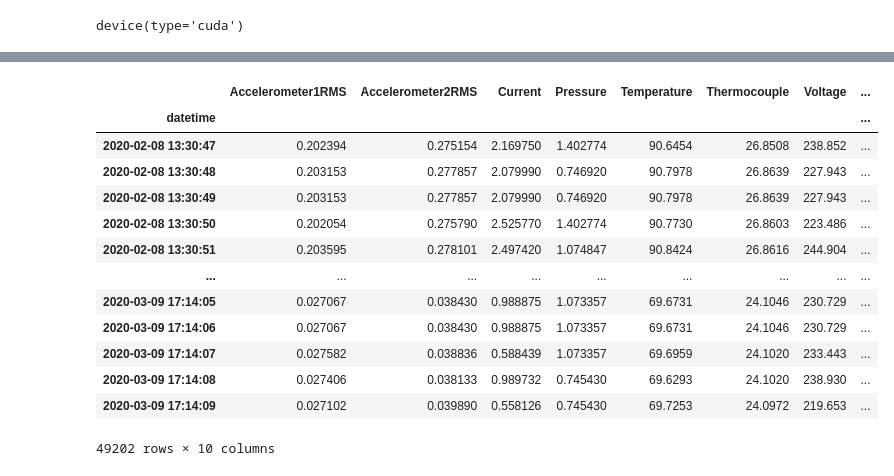
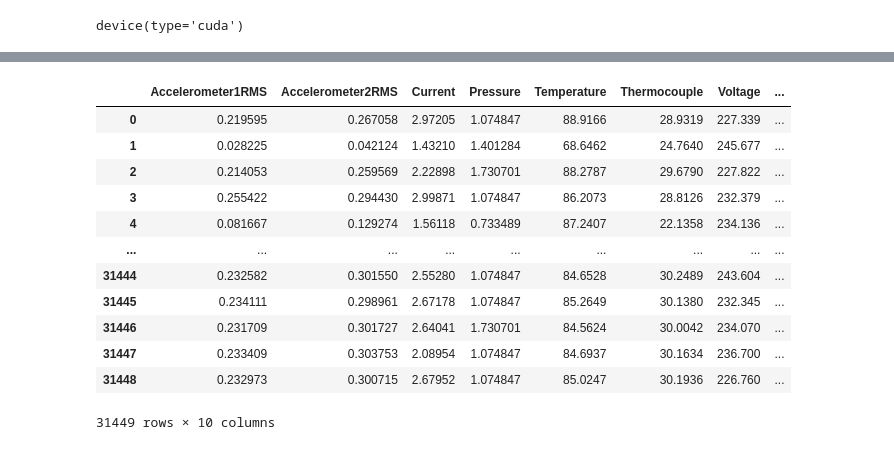
Before and after one commit to th3-buNNy-gUy/AIMLCZG628T, a Jupyter notebook: src/modelling/GAN_train_regularization_ya1.ipynb, the cells around one changed output, grey strips where cells are left out. Saved outputs shown, nothing was run; the diff lists cells and outputs as text; code cells hidden in the pictures.

```diff
--- a/src/modelling/GAN_train_regularization_ya1.ipynb
+++ b/src/modelling/GAN_train_regularization_ya1.ipynb
@@ -412,27 +412,26 @@ for epoch in range(EPOCHS):
 # %%
-# df = pd.read_csv("../data/preprocessed_skab_dataset_train_undersampled.csv")
-df = pd.read_csv("../data/preprocessed_skab_dataset.csv")
+df = pd.read_csv("../data/preprocessed_skab_dataset_train_undersampled.csv")
+# df = pd.read_csv("../data/preprocessed_skab_dataset.csv")
 
 if "datetime" in df.columns:
     df.set_index(pd.to_datetime(df.datetime), drop=True, inplace=True)
     df.drop(columns=["datetime"], inplace=True)
 
 df
 # %% [output]
 |  | Accelerometer1RMS | Accelerometer2RMS | Current | Pressure | Temperature | Thermocouple | Voltage | ... |
-| datetime |  |  |  |  |  |  |  | ... |
-| 2020-02-08 13:30:47 | 0.202394 | 0.275154 | 2.169750 | 1.402774 | 90.6454 | 26.8508 | 238.852 | ... |
-| 2020-02-08 13:30:48 | 0.203153 | 0.277857 | 2.079990 | 0.746920 | 90.7978 | 26.8639 | 227.943 | ... |
-| 2020-02-08 13:30:49 | 0.203153 | 0.277857 | 2.079990 | 0.746920 | 90.7978 | 26.8639 | 227.943 | ... |
-| 2020-02-08 13:30:50 | 0.202054 | 0.275790 | 2.525770 | 1.402774 | 90.7730 | 26.8603 | 223.486 | ... |
-| 2020-02-08 13:30:51 | 0.203595 | 0.278101 | 2.497420 | 1.074847 | 90.8424 | 26.8616 | 244.904 | ... |
+| 0 | 0.219595 | 0.267058 | 2.97205 | 1.074847 | 88.9166 | 28.9319 | 227.339 | ... |
+| 1 | 0.028225 | 0.042124 | 1.43210 | 1.401284 | 68.6462 | 24.7640 | 245.677 | ... |
+| 2 | 0.214053 | 0.259569 | 2.22898 | 1.730701 | 88.2787 | 29.6790 | 227.822 | ... |
+| 3 | 0.255422 | 0.294430 | 2.99871 | 1.074847 | 86.2073 | 28.8126 | 232.379 | ... |
+| 4 | 0.081667 | 0.129274 | 1.56118 | 0.733489 | 87.2407 | 22.1358 | 234.136 | ... |
 | ... | ... | ... | ... | ... | ... | ... | ... | ... |
-| 2020-03-09 17:14:05 | 0.027067 | 0.038430 | 0.988875 | 1.073357 | 69.6731 | 24.1046 | 230.729 | ... |
-| 2020-03-09 17:14:06 | 0.027067 | 0.038430 | 0.988875 | 1.073357 | 69.6731 | 24.1046 | 230.729 | ... |
-| 2020-03-09 17:14:07 | 0.027582 | 0.038836 | 0.588439 | 1.073357 | 69.6959 | 24.1020 | 233.443 | ... |
-| 2020-03-09 17:14:08 | 0.027406 | 0.038133 | 0.989732 | 0.745430 | 69.6293 | 24.1020 | 238.930 | ... |
-| 2020-03-09 17:14:09 | 0.027102 | 0.039890 | 0.558126 | 0.745430 | 69.7253 | 24.0972 | 219.653 | ... |
+| 31444 | 0.232582 | 0.301550 | 2.55280 | 1.074847 | 84.6528 | 30.2489 | 243.604 | ... |
+| 31445 | 0.234111 | 0.298961 | 2.67178 | 1.074847 | 85.2649 | 30.1380 | 232.345 | ... |
+| 31446 | 0.231709 | 0.301727 | 2.64041 | 1.730701 | 84.5624 | 30.0042 | 234.070 | ... |
+| 31447 | 0.233409 | 0.303753 | 2.08954 | 1.074847 | 84.6937 | 30.1634 | 236.700 | ... |
+| 31448 | 0.232973 | 0.300715 | 2.67952 | 1.074847 | 85.0247 | 30.1936 | 226.760 | ... |
-49202 rows × 10 columns
+31449 rows × 10 columns
 # %%
 def generate_samples(label, num_samples, batch_size):
     generator.eval()
```
Also changed, not shown: parts of 7 cells of this notebook.
